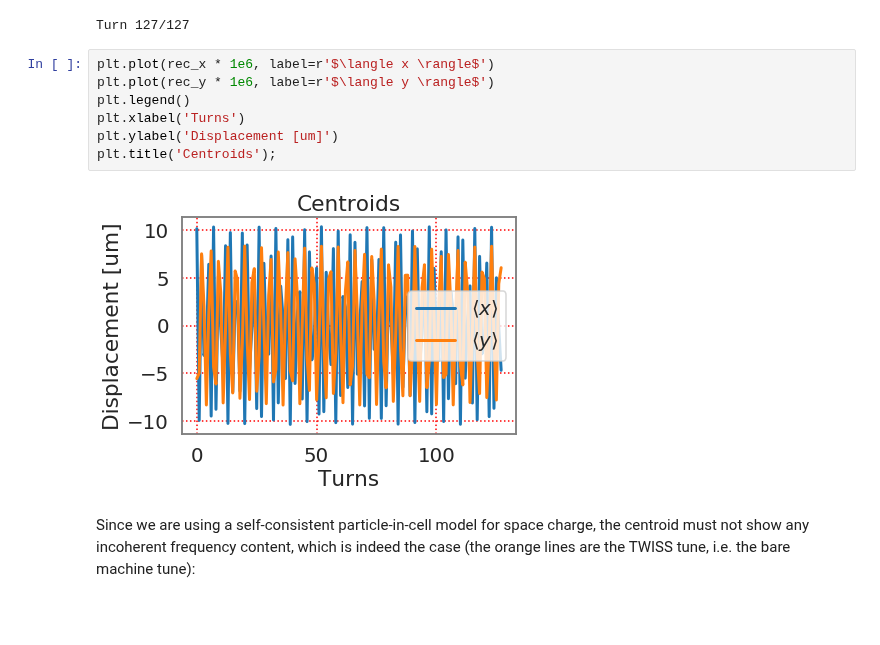
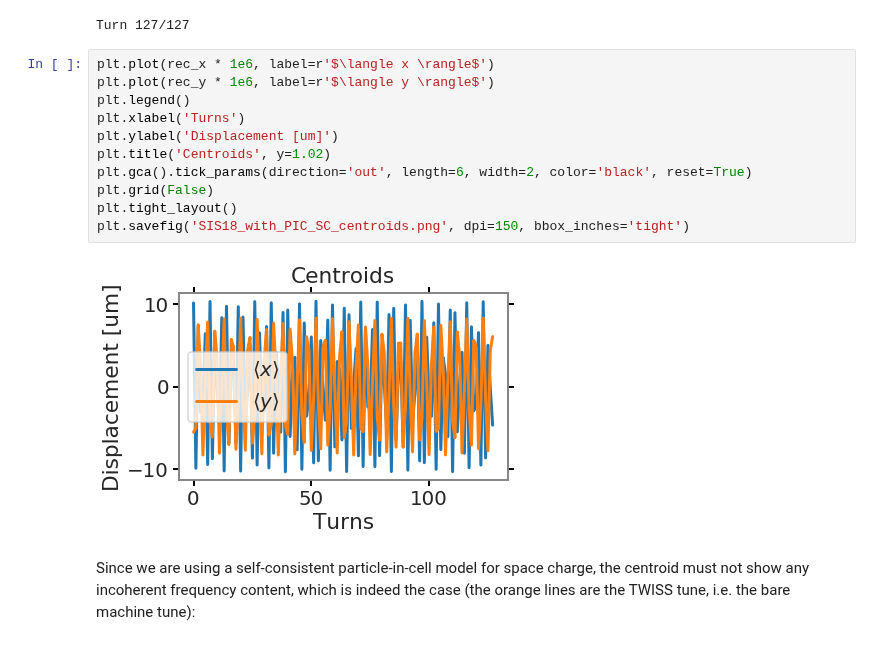
Before and after one commit to aoeftiger/sixtracklib_pyht_playground, a Jupyter notebook: sis18/SIS18_with_PIC_space_charge.ipynb, the cells around one changed output. Drawn from its saved outputs; the diff is of its cells as text; blank space fills up the shorter version.

```diff
--- a/sis18/SIS18_with_PIC_space_charge.ipynb
+++ b/sis18/SIS18_with_PIC_space_charge.ipynb
@@ -513,11 +517,15 @@ Turn 127/127
 # %%
 plt.plot(rec_x * 1e6, label=r'$\langle x \rangle$')
 plt.plot(rec_y * 1e6, label=r'$\langle y \rangle$')
 plt.legend()
 plt.xlabel('Turns')
 plt.ylabel('Displacement [um]')
-plt.title('Centroids');
+plt.title('Centroids', y=1.02)
+plt.gca().tick_params(direction='out', length=6, width=2, color='black', reset=True)
+plt.grid(False)
+plt.tight_layout()
+plt.savefig('SIS18_with_PIC_SC_centroids.png', dpi=150, bbox_inches='tight')
 # %% [output]
-[figure, old version]
+[figure, new version]
 # %% [markdown]
 Since we are using a self-consistent particle-in-cell model for space charge, the centroid must not show any incoherent frequency content, which is indeed the case (the orange lines are the TWISS tune, i.e. the bare machine tune):
```
Also changed, not shown: parts of 12 cells of this notebook, 4 other files.
